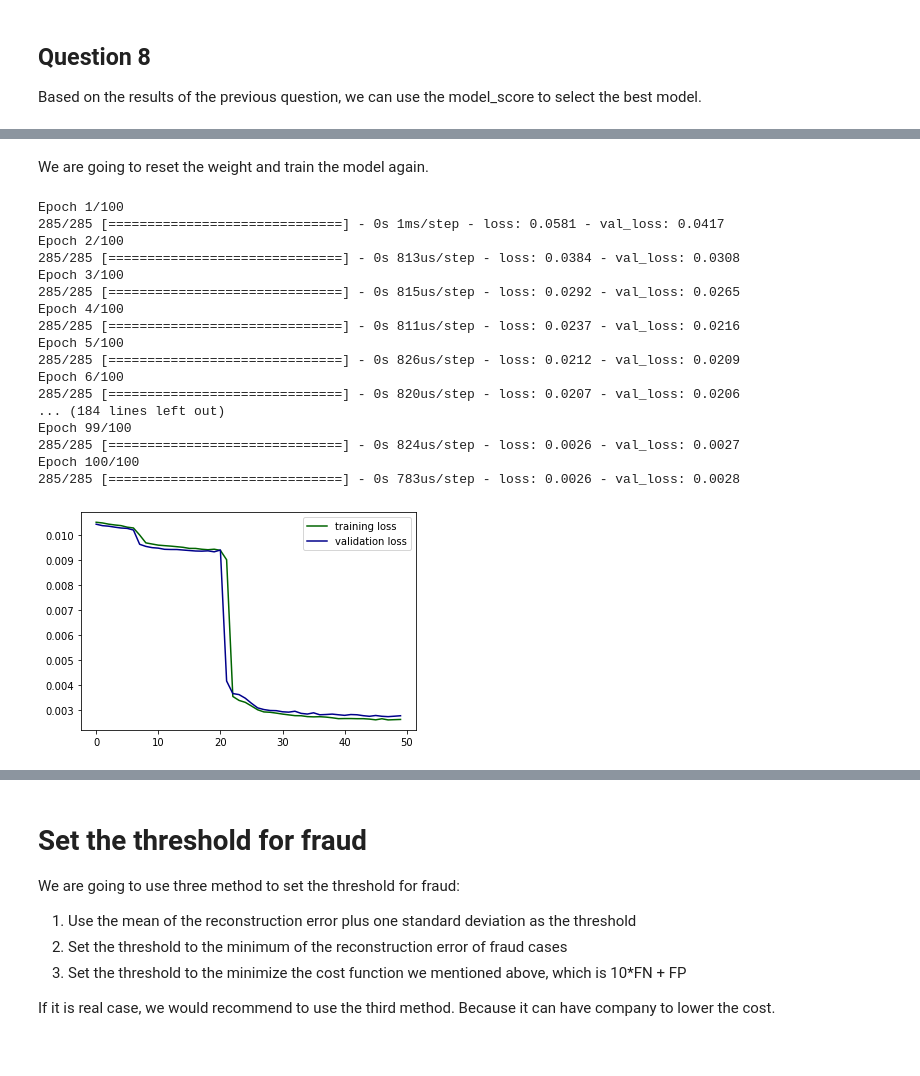
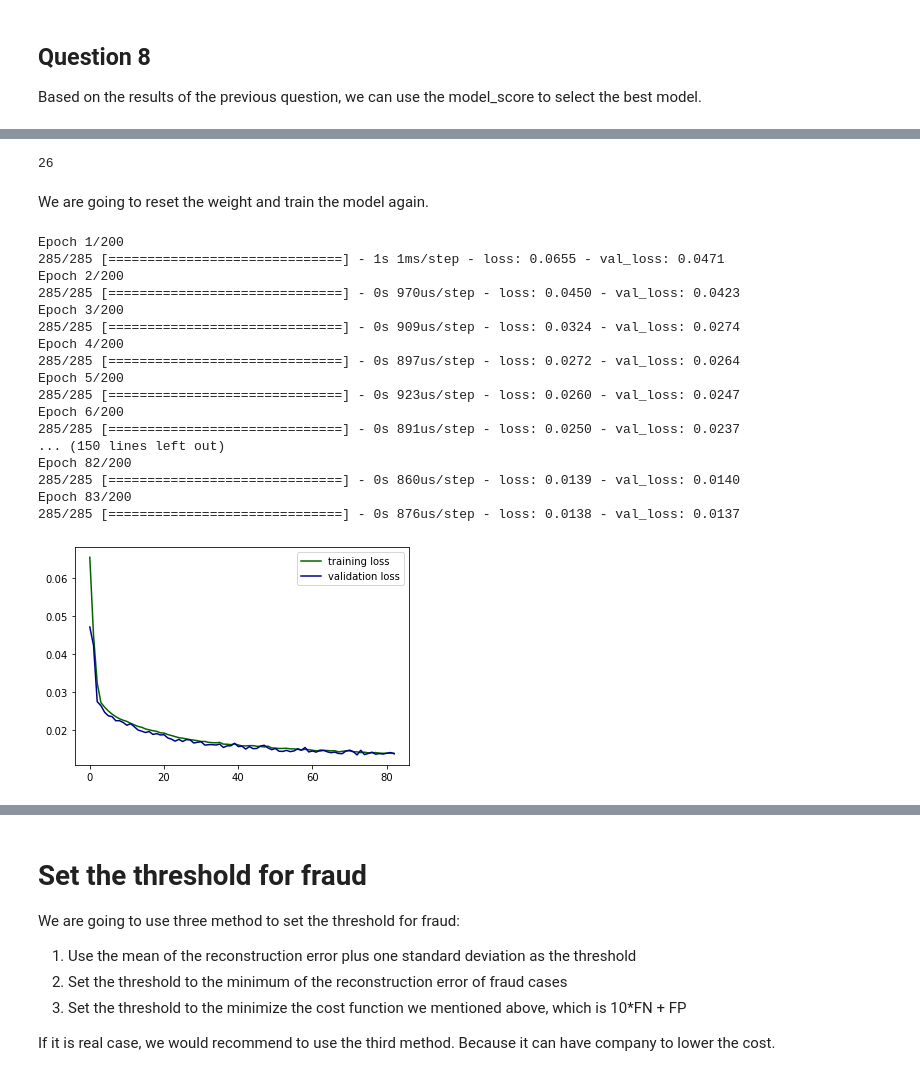
Before and after one commit to ba-group-projects/insurance-fraud-detection, a Jupyter notebook: main-update.ipynb, the cells around one changed output, grey strips where cells are left out. Saved outputs shown, nothing was run; the diff lists cells and outputs as text; code cells hidden in the pictures.

```diff
--- a/main-update.ipynb
+++ b/main-update.ipynb
@@ -1836 +1773,5 @@ create_plot(log_list[para_dfm_max_index])
+# %%
+para_dfm_max_index
+# %% [output]
+26
 # %%
@@ -1862,27 +1803,27 @@ def shuffle_weights(model, weights=None):
 # %%
 tf.keras.backend.clear_session()
 early_stopping_cb = tf.keras.callbacks.EarlyStopping(patience=10, restore_best_weights=True)
 # reset the all the weight of autoencoder model
 autoencoder_best = shuffle_weights(autoencoder_best)
-log = autoencoder_best.fit(x=X_train, y=X_train, epochs=100, validation_data=(X_val, X_val), callbacks=[early_stopping_cb])
+log = autoencoder_best.fit(x=X_train, y=X_train, epochs=200, validation_data=(X_val, X_val), callbacks=[early_stopping_cb])
 
-create_plot(log,50)
+create_plot(log)
 # %% [output]
-Epoch 1/100
-285/285 [==============================] - 0s 1ms/step - loss: 0.0581 - val_loss: 0.0417
-Epoch 2/100
-285/285 [==============================] - 0s 813us/step - loss: 0.0384 - val_loss: 0.0308
-Epoch 3/100
-285/285 [==============================] - 0s 815us/step - loss: 0.0292 - val_loss: 0.0265
-Epoch 4/100
-285/285 [==============================] - 0s 811us/step - loss: 0.0237 - val_loss: 0.0216
-Epoch 5/100
-285/285 [==============================] - 0s 826us/step - loss: 0.0212 - val_loss: 0.0209
-Epoch 6/100
-285/285 [==============================] - 0s 820us/step - loss: 0.0207 - val_loss: 0.0206
-... (184 lines left out)
-Epoch 99/100
-285/285 [==============================] - 0s 824us/step - loss: 0.0026 - val_loss: 0.0027
-Epoch 100/100
-285/285 [==============================] - 0s 783us/step - loss: 0.0026 - val_loss: 0.0028
+Epoch 1/200
+285/285 [==============================] - 1s 1ms/step - loss: 0.0655 - val_loss: 0.0471
+Epoch 2/200
+285/285 [==============================] - 0s 970us/step - loss: 0.0450 - val_loss: 0.0423
+Epoch 3/200
+285/285 [==============================] - 0s 909us/step - loss: 0.0324 - val_loss: 0.0274
+Epoch 4/200
+285/285 [==============================] - 0s 897us/step - loss: 0.0272 - val_loss: 0.0264
+Epoch 5/200
+285/285 [==============================] - 0s 923us/step - loss: 0.0260 - val_loss: 0.0247
+Epoch 6/200
+285/285 [==============================] - 0s 891us/step - loss: 0.0250 - val_loss: 0.0237
+... (150 lines left out)
+Epoch 82/200
+285/285 [==============================] - 0s 860us/step - loss: 0.0139 - val_loss: 0.0140
+Epoch 83/200
+285/285 [==============================] - 0s 876us/step - loss: 0.0138 - val_loss: 0.0137
-[figure, old version]
+[figure, new version]
```
Also changed, not shown: parts of 21 cells of this notebook, 4 other files.
